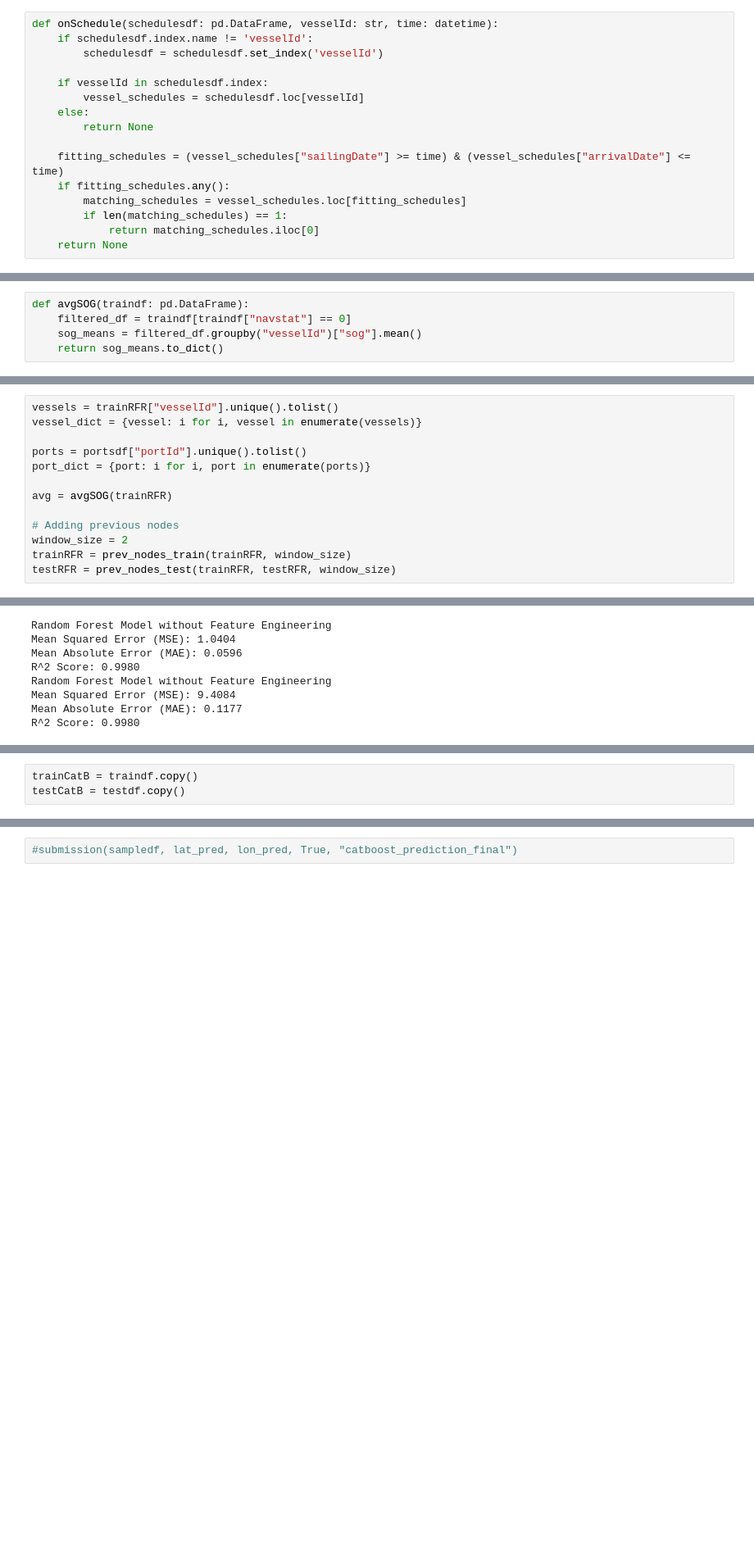
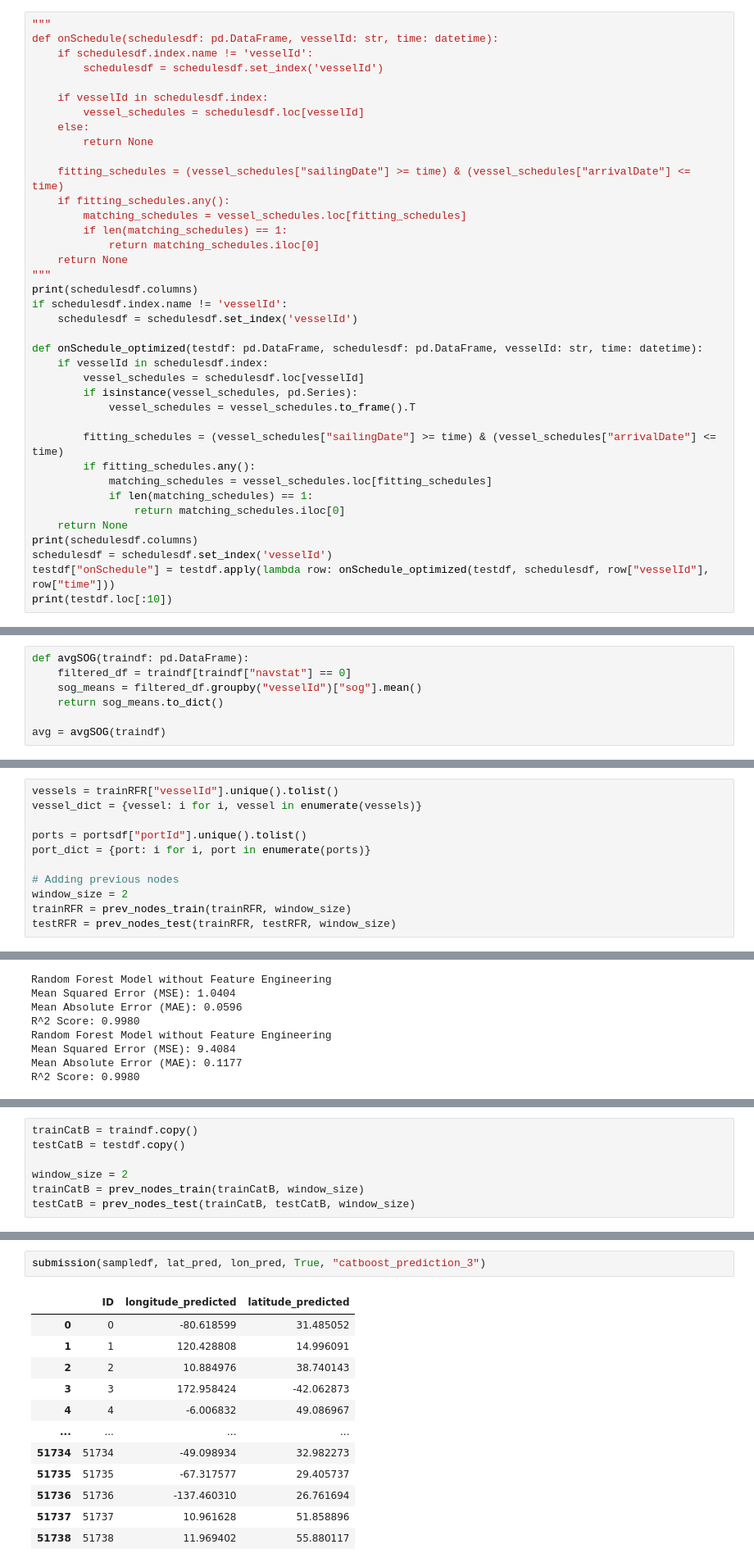
Before and after one commit to Chrtorhaug/TDT4173-Machine-Learning, a Jupyter notebook: Short_notebook_1.ipynb, the cells around one changed output, grey strips where cells are left out. Shown: that part at 82% size. Drawn from its saved outputs; the diff is of its cells as text; blank space fills up the shorter version.

Commit message:
Fixed catboost computation time

```diff
--- a/Short_notebook_1.ipynb
+++ b/Short_notebook_1.ipynb
@@ -144,6 +144,7 @@ def prev_nodes_test(traindf: pd.DataFrame, testdf: pd.DataFrame, WINDOW_SIZE=1):
 # %% [markdown]
 Checking if a boat is on a schedule
 # %%
+"""
 def onSchedule(schedulesdf: pd.DataFrame, vesselId: str, time: datetime):
     if schedulesdf.index.name != 'vesselId':
         schedulesdf = schedulesdf.set_index('vesselId')
@@ -159,3 +160,24 @@ def onSchedule(schedulesdf: pd.DataFrame, vesselId: str, time: datetime):
         if len(matching_schedules) == 1:
             return matching_schedules.iloc[0]
     return None
+"""
+print(schedulesdf.columns)
+if schedulesdf.index.name != 'vesselId':
+    schedulesdf = schedulesdf.set_index('vesselId')
+
+def onSchedule_optimized(testdf: pd.DataFrame, schedulesdf: pd.DataFrame, vesselId: str, time: datetime):
+    if vesselId in schedulesdf.index:
+        vessel_schedules = schedulesdf.loc[vesselId]
+        if isinstance(vessel_schedules, pd.Series):
+            vessel_schedules = vessel_schedules.to_frame().T
+
+        fitting_schedules = (vessel_schedules["sailingDate"] >= time) & (vessel_schedules["arrivalDate"] <= time)
+        if fitting_schedules.any():
+            matching_schedules = vessel_schedules.loc[fitting_schedules]
+            if len(matching_schedules) == 1:
+                return matching_schedules.iloc[0]
+    return None
+print(schedulesdf.columns)
+schedulesdf = schedulesdf.set_index('vesselId')
+testdf["onSchedule"] = testdf.apply(lambda row: onSchedule_optimized(testdf, schedulesdf, row["vesselId"], row["time"]))
+print(testdf.loc[:10])
@@ -224,6 +251,8 @@ def avgSOG(traindf: pd.DataFrame):
     filtered_df = traindf[traindf["navstat"] == 0]
     sog_means = filtered_df.groupby("vesselId")["sog"].mean()
     return sog_means.to_dict()
+
+avg = avgSOG(traindf)
 # %% [markdown]
 Update Navstat for test data
 # %%
@@ -273,8 +302,6 @@ vessel_dict = {vessel: i for i, vessel in enumerate(vessels)}
 ports = portsdf["portId"].unique().tolist()
 port_dict = {port: i for i, port in enumerate(ports)}
 
-avg = avgSOG(trainRFR)
-
 # Adding previous nodes
 window_size = 2
 trainRFR = prev_nodes_train(trainRFR, window_size)
@@ -393,3 +420,7 @@ submission(sampledf, lat_pred, lon_pred, True, "prediction")
 # %%
 trainCatB = traindf.copy()
 testCatB = testdf.copy()
+
+window_size = 2
+trainCatB = prev_nodes_train(trainCatB, window_size)
+testCatB = prev_nodes_test(trainCatB, testCatB, window_size)
@@ -535,2 +644,15 @@ KeyboardInterrupt:
 # %%
-#submission(sampledf, lat_pred, lon_pred, True, "catboost_prediction_final")
+submission(sampledf, lat_pred, lon_pred, True, "catboost_prediction_3")
+# %% [output]
+|  | ID | longitude_predicted | latitude_predicted |
+| 0 | 0 | -80.618599 | 31.485052 |
+| 1 | 1 | 120.428808 | 14.996091 |
+| 2 | 2 | 10.884976 | 38.740143 |
+| 3 | 3 | 172.958424 | -42.062873 |
+| 4 | 4 | -6.006832 | 49.086967 |
+| ... | ... | ... | ... |
+| 51734 | 51734 | -49.098934 | 32.982273 |
+| 51735 | 51735 | -67.317577 | 29.405737 |
+| 51736 | 51736 | -137.460310 | 26.761694 |
+| 51737 | 51737 | 10.961628 | 51.858896 |
+| 51738 | 51738 | 11.969402 | 55.880117 |
```
Also changed, not shown: parts of 6 cells of this notebook.
